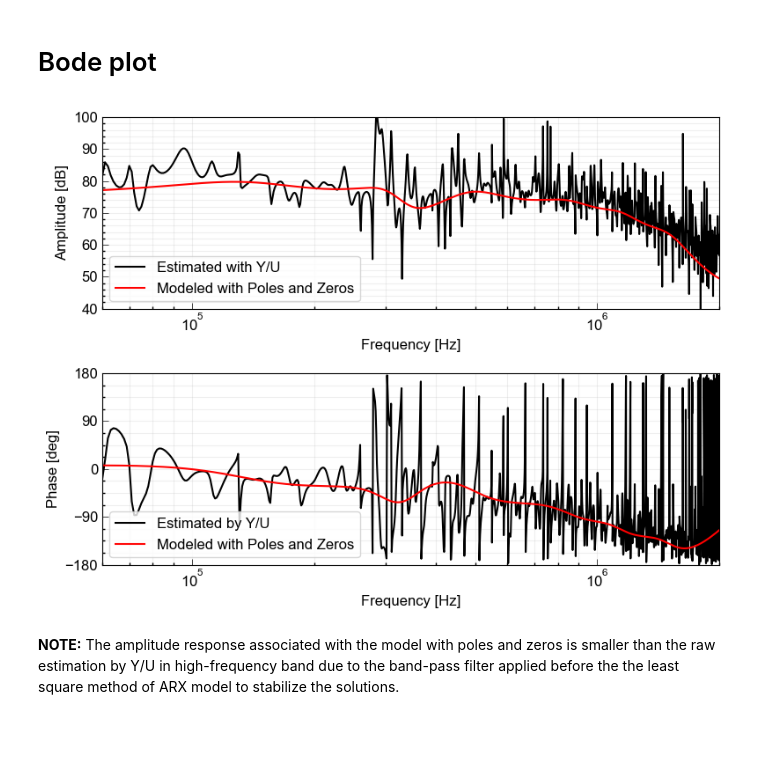
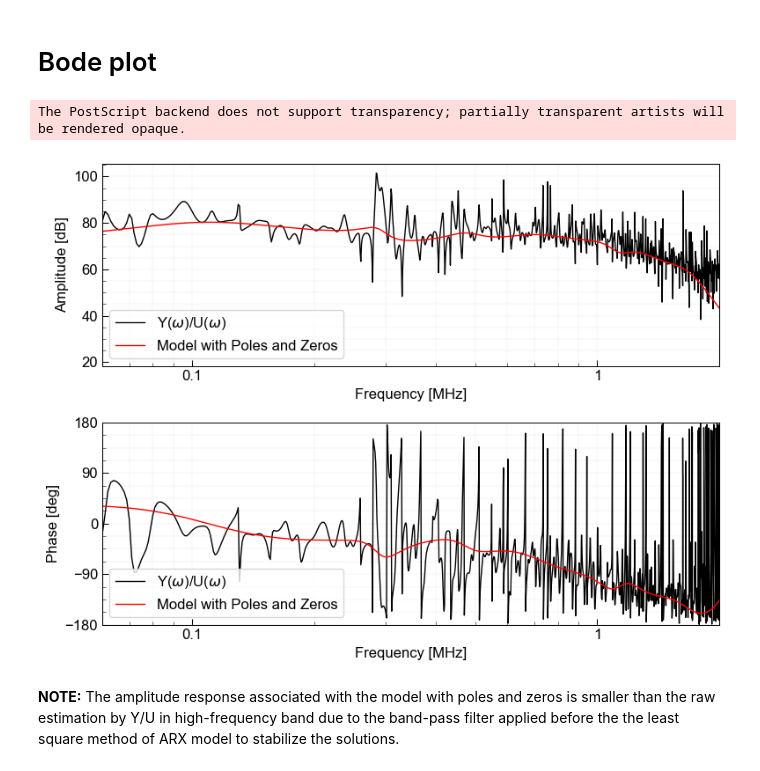
Before and after one commit to kura-okubo/AEsensor_Calibration_ARX, a Jupyter notebook: src/02_Apply_removalresp_to_AEevent.ipynb, the cells around one changed output. Saved outputs shown, nothing was run; the diff lists cells and outputs as text; code cells hidden in the pictures; blank space fills up the shorter version.

```diff
--- a/src/02_Apply_removalresp_to_AEevent.ipynb
+++ b/src/02_Apply_removalresp_to_AEevent.ipynb
@@ -55,7 +58,7 @@ tr.plot()
 # Load the poles and zeros
 # %%
 # Read response of AE sensor
-D = sio.loadmat("../data/AE_resp_dataandcoef");
+D = sio.loadmat("../data/AE_resp_dataandcoef_fronttop");
 D.keys()
 # remove response using the function
 poles_AE = np.squeeze(D["p"])
@@ -116,40 +119,48 @@ g_freqs = np.fft.rfftfreq(nfft, d=1/fs)
 g_est = Y/U
 # %%
 fig, axs = plt.subplots(2, 1, figsize=(8, 6))
-xlimit = [6e4, 2e6]
+xlimit = [6e4/1e6, 2e6/1e6]
 
-axs[0].grid(True, which="both", ls="-", alpha=0.2)
+axs[0].semilogx(g_freqs/1e6, 20 * np.log10(abs(g_est)), "k-", label=r"Y($\omega$)/U($\omega$)", lw=1)
+axs[0].semilogx(freqs/1e6, 20 * np.log10(abs(freq_response_forward)), "r-", label="Model with Poles and Zeros", lw=1)
 
-axs[0].semilogx(g_freqs, 20 * np.log10(abs(g_est)), "k-", label="Estimated with Y/U")
-axs[0].semilogx(freqs, 20 * np.log10(abs(freq_response_forward)), "r-", label="Modeled with Poles and Zeros")
-
-axs[0].set_xlabel("Frequency [Hz]")
+axs[0].set_xlabel("Frequency [MHz]")
 axs[0].set_ylabel("Amplitude [dB]")
 axs[0].set_xlim(xlimit)
-axs[0].set_ylim([40, 100])
+axs[0].set_xticks([0.1, 1])
+axs[0].set_xticklabels([0.1, 1])
+
+
+# axs[0].set_ylim([40, 100])
 axs[0].legend(loc=3)
 
 
 # angles_gest = np.unwrap(np.angle(g_est)) # unwrap the angle to make it continuous; not applied for this figure
 # angles_paz = np.unwrap(np.angle(freq_response_forward))
 angles_gest = np.angle(g_est)
 angles_paz = np.angle(freq_response_forward)
 
-axs[1].grid(True, which="both", ls="-", alpha=0.2)
+axs[1].semilogx(g_freqs/1e6, np.rad2deg(angles_gest), 'k', label=r"Y($\omega$)/U($\omega$)", lw=1)
+axs[1].semilogx(freqs/1e6, np.rad2deg(angles_paz), 'r', label="Model with Poles and Zeros", lw=1)
 
-axs[1].semilogx(g_freqs, np.rad2deg(angles_gest), 'k', label="Estimated by Y/U")
-axs[1].semilogx(freqs, np.rad2deg(angles_paz), 'r', label="Modeled with Poles and Zeros")
-
-axs[1].set_xlabel("Frequency [Hz]")
+axs[1].set_xlabel("Frequency [MHz]")
 axs[1].set_ylabel('Phase [deg]')
 axs[1].set_ylim([-180, 180])
 axs[1].set_yticks([-180, -90, 0, 90, 180])
 axs[1].set_xlim(xlimit)
+axs[1].set_xticks([0.1, 1])
+axs[1].set_xticklabels([0.1, 1])
 axs[1].legend(loc=3)
+
+for i in range(2):
+    axs[i].grid(True, c=np.array([230, 230, 230])/255, lw=0.25, which="both",)
+    axs[i].set_axisbelow('True')
 
 plt.tight_layout()
 plt.savefig("../figure/AEsensor_bode.png", dpi=300)
+plt.savefig("../figure/AEsensor_bode.eps")
 # %% [output]
+The PostScript backend does not support transparency; partially transparent artists will be rendered opaque.
-[figure, old version]
+[figure, new version]
 # %% [markdown]
 **NOTE:** The amplitude response associated with the model with poles and zeros is smaller than the raw estimation by Y/U in high-frequency band due to the band-pass filter applied before the the least square method of ARX model to stabilize the solutions.
```
Also changed, not shown: parts of 6 cells of this notebook, 1 other file.
